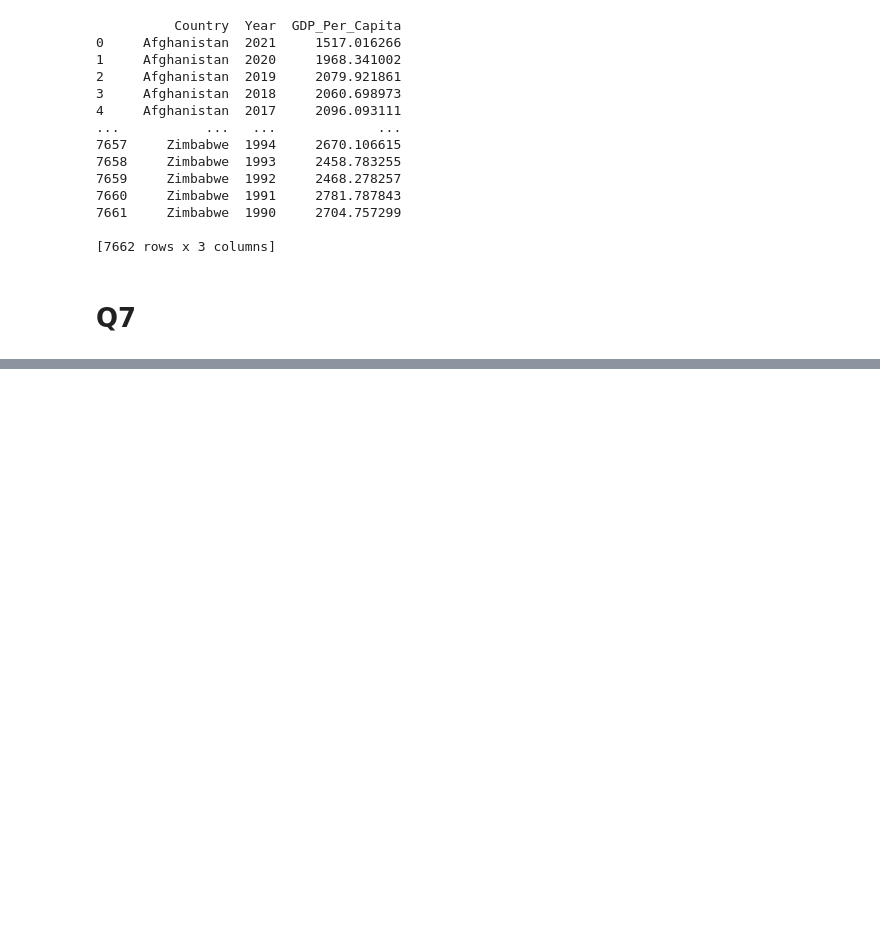
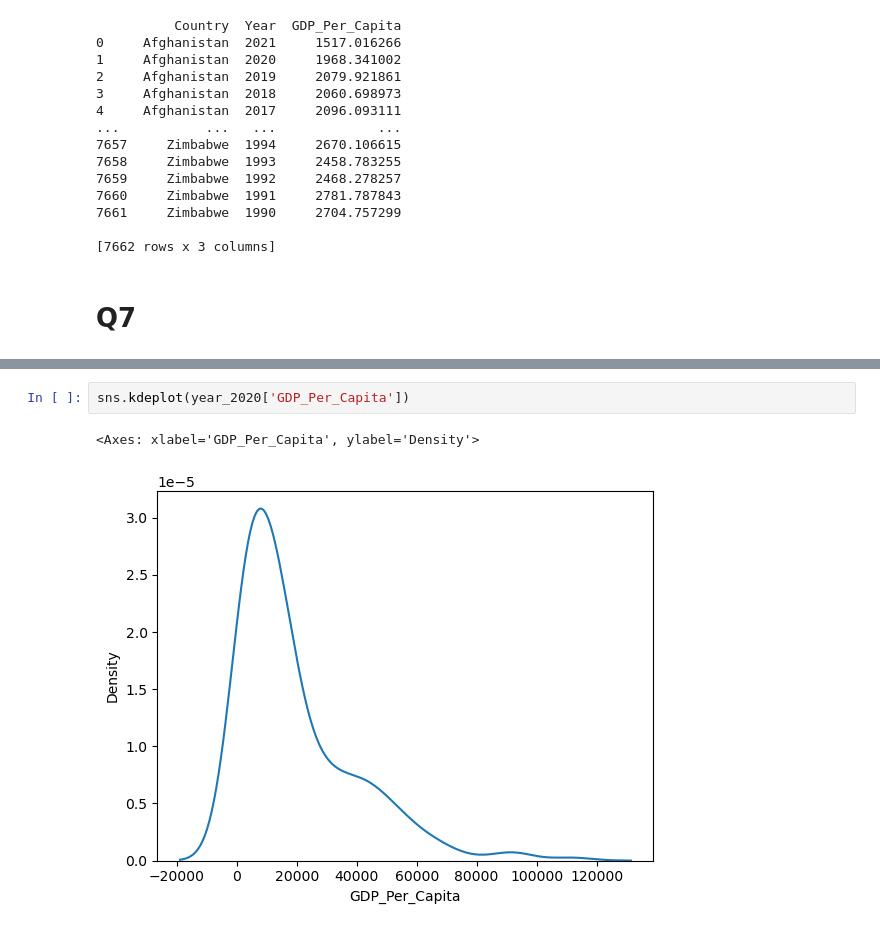
Before and after one commit to NSS-Data-Analytics-Cohort-11/undata-jmcapps, a Jupyter notebook: notebook/UN_data_analysis_DA11.ipynb, the cells around one changed output, grey strips where cells are left out. Saved outputs shown, nothing was run; the diff lists cells and outputs as text; blank space fills up the shorter version.

```diff
--- a/notebook/UN_data_analysis_DA11.ipynb
+++ b/notebook/UN_data_analysis_DA11.ipynb
@@ -81,0 +139,5 @@ print(gdp_df)
+# %%
+sns.kdeplot(year_2020['GDP_Per_Capita'])
+# %% [output]
+<Axes: xlabel='GDP_Per_Capita', ylabel='Density'>
+[figure, added]
```
Also changed, not shown: parts of 13 cells of this notebook.
